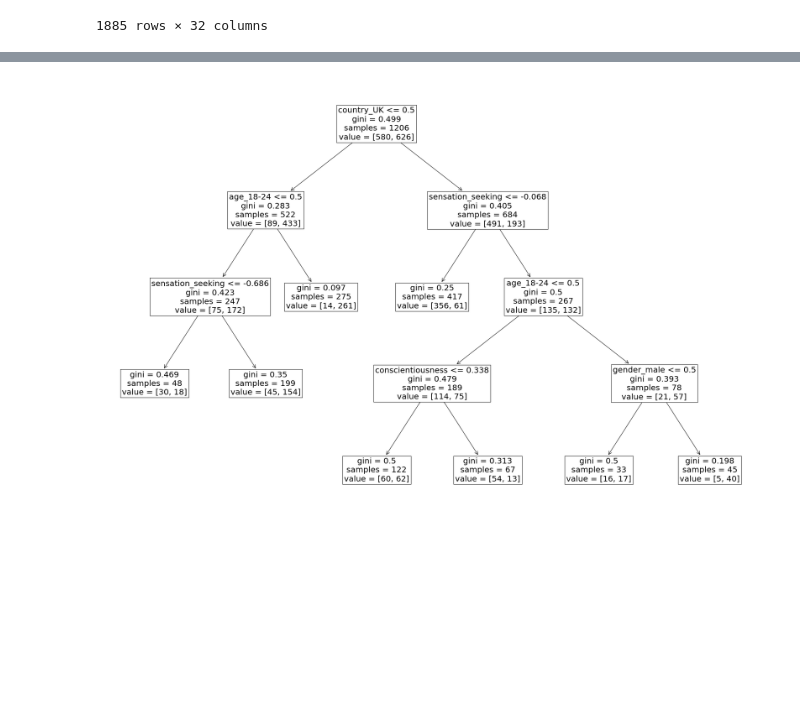
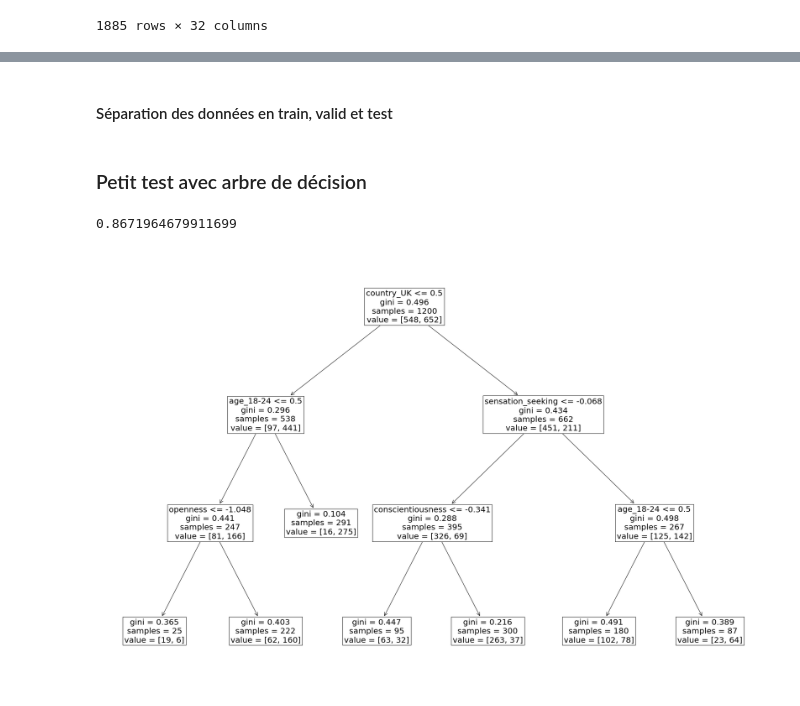
Before and after one commit to BPMazino/drug-consumption-prediction, a Jupyter notebook: model_cannabis.ipynb, the cells around one changed output, grey strips where cells are left out. Saved outputs shown, nothing was run; the diff lists cells and outputs as text; code cells hidden in the pictures; blank space fills up the shorter version.

Commit message:
model cannabis, model all et test models

```diff
--- a/model_cannabis.ipynb
+++ b/model_cannabis.ipynb
@@ -35,0 +79,9 @@ df
+# %%
+def CL_to_binary_class(cl):
+    if(cl=="CL0" or cl=="CL1" or cl=="CL2"):
+        return -1
+    else:
+        return 1
+
+df_cannabis["cannabis"] = df_cannabis["cannabis"].apply(CL_to_binary_class)
+df_cannabis
@@ -100,6 +146,0 @@ df_mapped
-# %%
-df_cannabis = df_mapped[["age", "gender", "education", "country", "neuroticism", "extraversion", \
-          "openness", "agreeableness", "conscientiousness", "impulsiveness", "sensation_seeking", \
-          "cannabis"]]
-# On ne garde pas ethnicity
-df_cannabis
@@ -160,24 +168,11 @@ See the caveats in the documentation: https://pandas.pydata.org/pandas-docs/stab
 # %%
 # perform one-hot encoding on categorical features
-categorical_features = ['gender', 'country', 'age', 'education']
+categorical_features = ['age', 'gender', 'education', 'country']
 enc = OneHotEncoder(handle_unknown='ignore')
 enc.fit(df_cannabis[categorical_features])
 df_cannabis_encoded = pd.DataFrame(enc.transform(df_cannabis[categorical_features]).toarray(), columns=enc.get_feature_names_out())
-
-X = pd.concat([df_cannabis.drop(categorical_features, axis=1), df_cannabis_encoded], axis=1)
-y = X.pop("cannabis")
+# on modifie les index car on avait supprimé certaine lignes donc ce ne sont pas exactement les memes sinon
+df_cannabis_encoded.index = df_cannabis.index
+# combine the one-hot encoded features with the numerical features
+X = pd.concat([df_cannabis.drop(categorical_features, axis=1), df_cannabis_encoded ], axis=1).drop("cannabis", axis=1)
+y = df_cannabis['cannabis']
-# %%
-""" #perform ordinal encoding on categorical features
-
-categorical_features = ['gender', 'country']
-enc = OneHotEncoder(handle_unknown='ignore')
-enc.fit(df_cannabis[categorical_features])
-df_cannabis_encoded = pd.DataFrame(enc.transform(df_cannabis[categorical_features]).toarray(), columns=enc.get_feature_names_out())
-
-categorical_features_ord = ['age', 'education']
-ord_enc = OrdinalEncoder()
-ord_enc.fit(df_cannabis[categorical_features_ord])
-df_cannabis_encoded_ord = pd.DataFrame(ord_enc.transform(df_cannabis[categorical_features_ord]), columns=categorical_features_ord)
- # combine the one-hot encoded and ordinal enceoded features with the numerical features
-X = pd.concat([df_cannabis_encoded, df_cannabis_encoded_ord, df_cannabis.drop(categorical_features + categorical_features_ord, axis=1)], axis=1)
-y = X.pop("cannabis")  """
@@ -194,16 +210,22 @@ X.corrwith(y).plot.bar(
+# %% [markdown]
+#### Séparation des données en train, valid et test
 # %%
 
 X_train_valid, X_test, y_train_valid, y_test = train_test_split(X, y, test_size=0.2, random_state=42)
 # %%
 X_train, X_valid, y_train, y_valid = train_test_split(X_train_valid, y_train_valid, test_size=0.2, random_state=42)
+# %% [markdown]
+### Petit test avec arbre de décision
 # %%
-clf = DecisionTreeClassifier(max_leaf_nodes=8, random_state=0)
+clf = DecisionTreeClassifier(max_leaf_nodes=7, random_state=0)
 clf.fit(X_train, y_train)
 fig, ax = plt.subplots(figsize=(30, 20))
 tree.plot_tree(clf, fontsize=20, ax = ax, feature_names=X.columns)
-pass
+y_pred = clf.predict(X_valid)
+print(balanced_accuracy_score(y_valid, y_pred))
 # %% [output]
+0.8671964679911699
-[figure, old version]
+[figure, new version]
 # %%
 score_train = cross_val_score(clf, X_train_valid, y_train_valid, cv=5)
 print(score_train.mean(), score_train.std())
```
Also changed, not shown: parts of 43 cells of this notebook, 3 other files.
